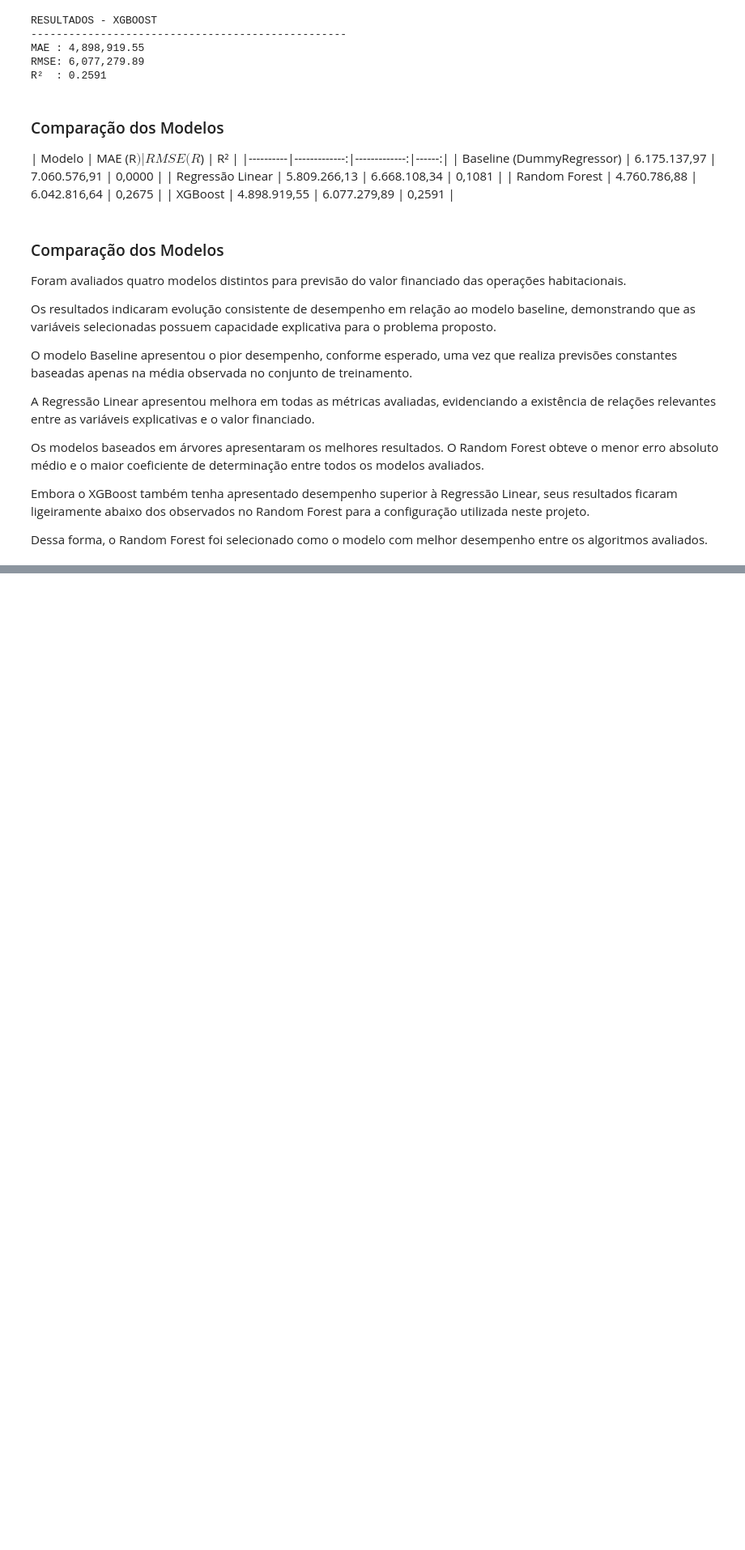
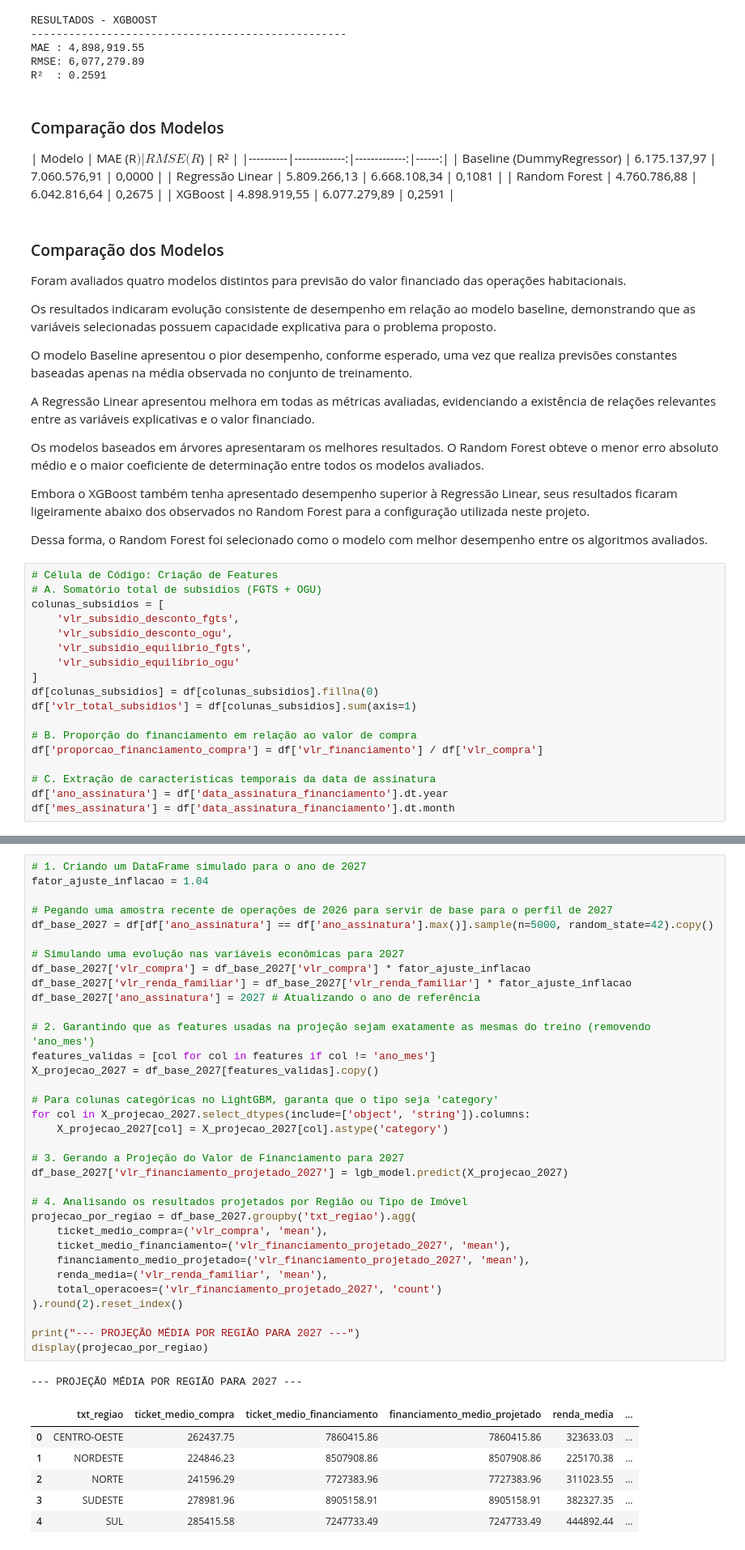
Before and after one commit to leonatya/mcmv-machine-learning, a Jupyter notebook: notebooks/MCMV.ipynb, the cells around one changed output, grey strips where cells are left out. Shown at 81% size. Drawn from its saved outputs; the diff is of its cells as text; blank space fills up the shorter version.

```diff
--- a/notebooks/MCMV.ipynb
+++ b/notebooks/MCMV.ipynb
@@ -2072,3 +2072,21 @@ Os modelos baseados em árvores apresentaram os melhores resultados. O Random Fo
 Embora o XGBoost também tenha apresentado desempenho superior à Regressão Linear, seus resultados ficaram ligeiramente abaixo dos observados no Random Forest para a configuração utilizada neste projeto.
 
 Dessa forma, o Random Forest foi selecionado como o modelo com melhor desempenho entre os algoritmos avaliados.
+# %%
+# Célula de Código: Criação de Features
+# A. Somatório total de subsídios (FGTS + OGU)
+colunas_subsidios = [
+    'vlr_subsidio_desconto_fgts',
+    'vlr_subsidio_desconto_ogu',
+    'vlr_subsidio_equilíbrio_fgts',
+    'vlr_subsidio_equilíbrio_ogu'
+]
+df[colunas_subsidios] = df[colunas_subsidios].fillna(0)
+df['vlr_total_subsidios'] = df[colunas_subsidios].sum(axis=1)
+
+# B. Proporção do financiamento em relação ao valor de compra
+df['proporcao_financiamento_compra'] = df['vlr_financiamento'] / df['vlr_compra']
+
+# C. Extração de características temporais da data de assinatura
+df['ano_assinatura'] = df['data_assinatura_financiamento'].dt.year
+df['mes_assinatura'] = df['data_assinatura_financiamento'].dt.month
@@ -2074,0 +2253,42 @@ Dessa forma, o Random Forest foi selecionado como o modelo com melhor desempenho
+# %%
+# 1. Criando um DataFrame simulado para o ano de 2027
+fator_ajuste_inflacao = 1.04
+
+# Pegando uma amostra recente de operações de 2026 para servir de base para o perfil de 2027
+df_base_2027 = df[df['ano_assinatura'] == df['ano_assinatura'].max()].sample(n=5000, random_state=42).copy()
+
+# Simulando uma evolução nas variáveis econômicas para 2027
+df_base_2027['vlr_compra'] = df_base_2027['vlr_compra'] * fator_ajuste_inflacao
+df_base_2027['vlr_renda_familiar'] = df_base_2027['vlr_renda_familiar'] * fator_ajuste_inflacao
+df_base_2027['ano_assinatura'] = 2027 # Atualizando o ano de referência
+
+# 2. Garantindo que as features usadas na projeção sejam exatamente as mesmas do treino (removendo 'ano_mes')
+features_validas = [col for col in features if col != 'ano_mes']
+X_projecao_2027 = df_base_2027[features_validas].copy()
+
+# Para colunas categóricas no LightGBM, garanta que o tipo seja 'category'
+for col in X_projecao_2027.select_dtypes(include=['object', 'string']).columns:
+    X_projecao_2027[col] = X_projecao_2027[col].astype('category')
+
+# 3. Gerando a Projeção do Valor de Financiamento para 2027
+df_base_2027['vlr_financiamento_projetado_2027'] = lgb_model.predict(X_projecao_2027)
+
+# 4. Analisando os resultados projetados por Região ou Tipo de Imóvel
+projecao_por_regiao = df_base_2027.groupby('txt_regiao').agg(
+    ticket_medio_compra=('vlr_compra', 'mean'),
+    ticket_medio_financiamento=('vlr_financiamento_projetado_2027', 'mean'),
+    financiamento_medio_projetado=('vlr_financiamento_projetado_2027', 'mean'),
+    renda_media=('vlr_renda_familiar', 'mean'),
+    total_operacoes=('vlr_financiamento_projetado_2027', 'count')
+).round(2).reset_index()
+
+print("--- PROJEÇÃO MÉDIA POR REGIÃO PARA 2027 ---")
+display(projecao_por_regiao)
+# %% [output]
+--- PROJEÇÃO MÉDIA POR REGIÃO PARA 2027 ---
+|  | txt_regiao | ticket_medio_compra | ticket_medio_financiamento | financiamento_medio_projetado | renda_media | ... |
+| 0 | CENTRO-OESTE | 262437.75 | 7860415.86 | 7860415.86 | 323633.03 | ... |
+| 1 | NORDESTE | 224846.23 | 8507908.86 | 8507908.86 | 225170.38 | ... |
+| 2 | NORTE | 241596.29 | 7727383.96 | 7727383.96 | 311023.55 | ... |
+| 3 | SUDESTE | 278981.96 | 8905158.91 | 8905158.91 | 382327.35 | ... |
+| 4 | SUL | 285415.58 | 7247733.49 | 7247733.49 | 444892.44 | ... |
```
Also changed, not shown: parts of 6 cells of this notebook.
